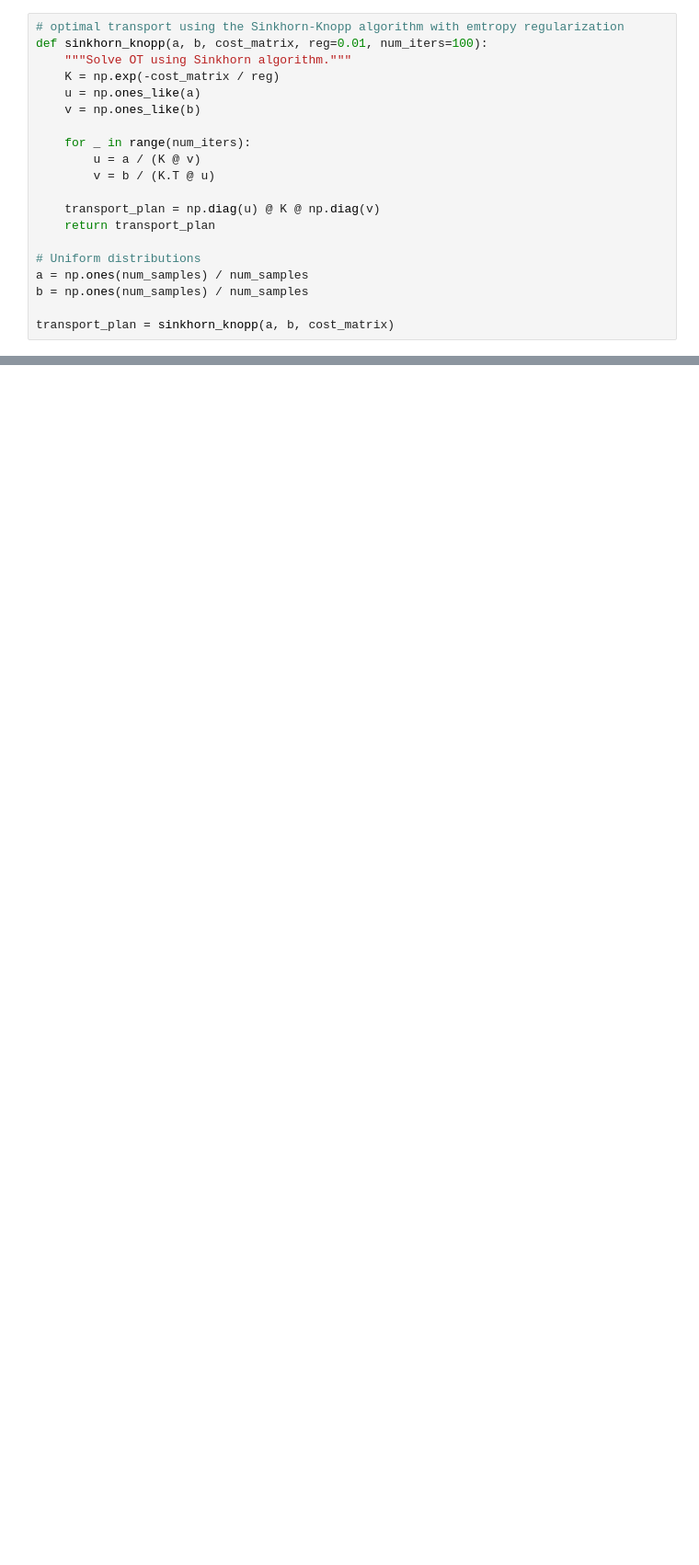
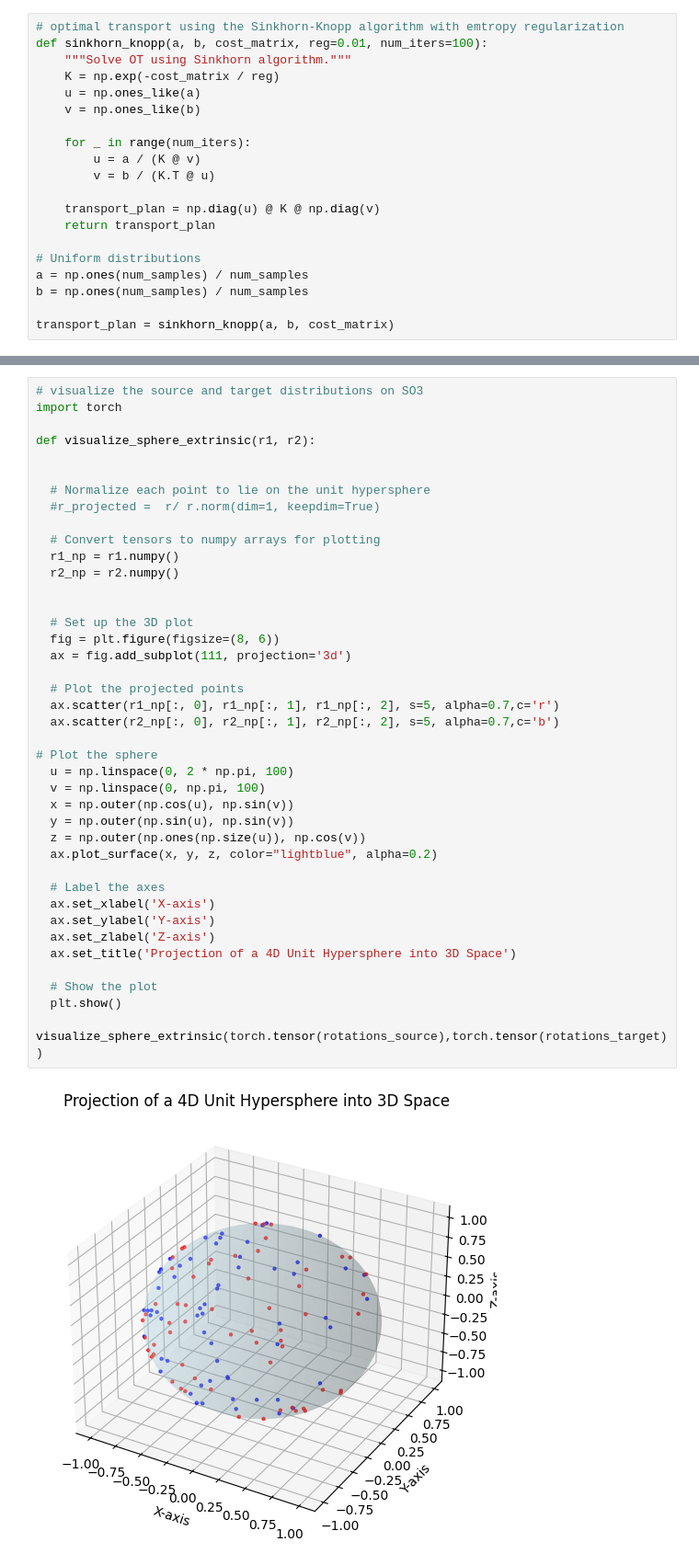
Before and after one commit to Xyunyao/RFDiffusion_breakdown, a Jupyter notebook: optimaltransportpath.ipynb, the cells around one changed output, grey strips where cells are left out. Shown: that part at 92% size. Cells and saved outputs as stored; diff of their text form; blank space fills up the shorter version.

```diff
--- a/optimaltransportpath.ipynb
+++ b/optimaltransportpath.ipynb
@@ -232,0 +116,43 @@ TypeError: list indices must be integers or slices, not tuple
+# %%
+# visualize the source and target distributions on SO3
+import torch
+
+def visualize_sphere_extrinsic(r1, r2):
+
+
+  # Normalize each point to lie on the unit hypersphere
+  #r_projected =  r/ r.norm(dim=1, keepdim=True)
+
+  # Convert tensors to numpy arrays for plotting
+  r1_np = r1.numpy()
+  r2_np = r2.numpy()
+
+
+  # Set up the 3D plot
+  fig = plt.figure(figsize=(8, 6))
+  ax = fig.add_subplot(111, projection='3d')
+
+  # Plot the projected points
+  ax.scatter(r1_np[:, 0], r1_np[:, 1], r1_np[:, 2], s=5, alpha=0.7,c='r')
+  ax.scatter(r2_np[:, 0], r2_np[:, 1], r2_np[:, 2], s=5, alpha=0.7,c='b')
+
+# Plot the sphere
+  u = np.linspace(0, 2 * np.pi, 100)
+  v = np.linspace(0, np.pi, 100)
+  x = np.outer(np.cos(u), np.sin(v))
+  y = np.outer(np.sin(u), np.sin(v))
+  z = np.outer(np.ones(np.size(u)), np.cos(v))
+  ax.plot_surface(x, y, z, color="lightblue", alpha=0.2)
+
+  # Label the axes
+  ax.set_xlabel('X-axis')
+  ax.set_ylabel('Y-axis')
+  ax.set_zlabel('Z-axis')
+  ax.set_title('Projection of a 4D Unit Hypersphere into 3D Space')
+
+  # Show the plot
+  plt.show()
+
+visualize_sphere_extrinsic(torch.tensor(rotations_source),torch.tensor(rotations_target))
+# %% [output]
+[figure, added]
```
Also changed, not shown: parts of 14 cells of this notebook.
